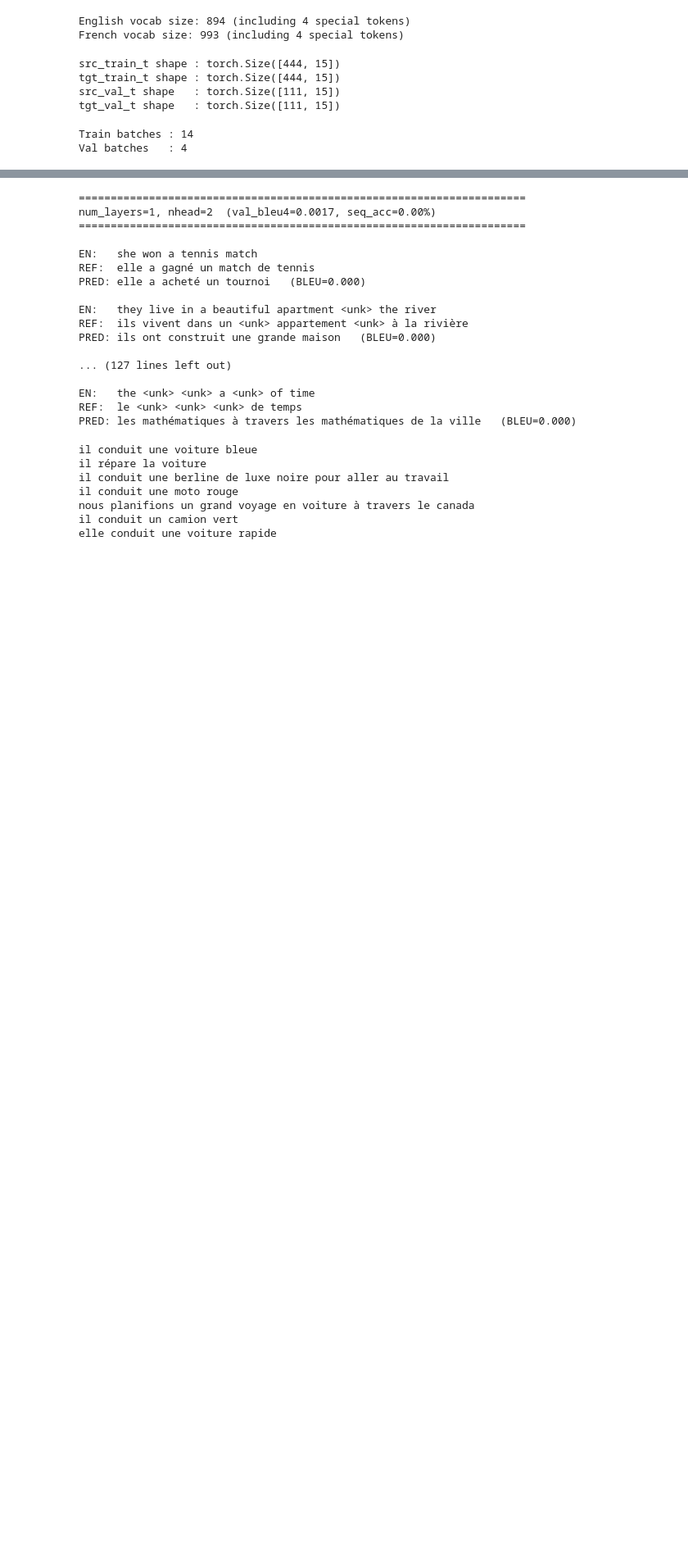
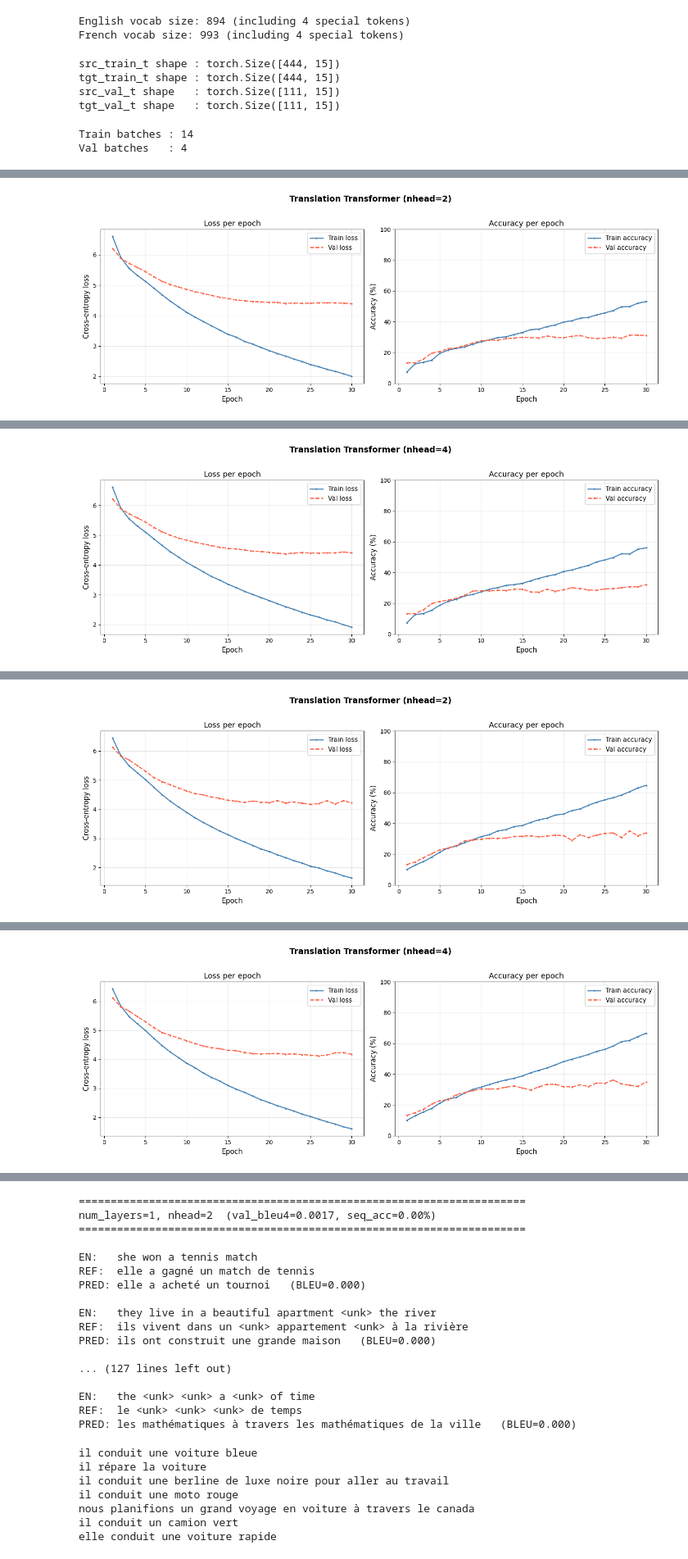
Before and after one commit to runo313/Deep-Learning, a Jupyter notebook: Transformers/next-char-transformer.ipynb, the cells around one changed output, grey strips where cells are left out. Shown at 82% size. Drawn from its saved outputs; the diff is of its cells as text; code cells hidden in the pictures; blank space fills up the shorter version.

```diff
--- a/Transformers/next-char-transformer.ipynb
+++ b/Transformers/next-char-transformer.ipynb
@@ -430,0 +567,7 @@ final val loss: 1.7027, val acc: 49.11%, perplexity: 5.49
+# %%
+for r in sweep_results:
+    print(f"\n{'='*70}")
+    print(f"num_layers={r['num_layers']}, nhead={r['nhead']}")
+    print('='*70)
+    print(f"\nGREEDY:\n{r['sample_greedy']}")
+    print(f"\nTEMP 0.8:\n{r['sample_temp0.8']}")
@@ -941,6 +1105,7 @@ for num_layers, nhead in sweep_configs:
         'model': model,
         'qualitative': qualitative,
     })
+    plot_curves(model, title=f"Translation Transformer (nhead={nhead})")
 
 translation_sweep_df = pd.DataFrame(
     [{k: v for k, v in r.items() if k not in ('model', 'qualitative')}
@@ -967,0 +1133 @@ Training complete: 0m 14.4s
+[figure, added]
@@ -967,0 +1151 @@ Training complete: 0m 14.4s
+[figure, added]
@@ -967,0 +1169 @@ Training complete: 0m 14.4s
+[figure, added]
@@ -967,0 +1187 @@ Training complete: 0m 14.4s
+[figure, added]
```
Also changed, not shown: parts of 11 cells of this notebook.
